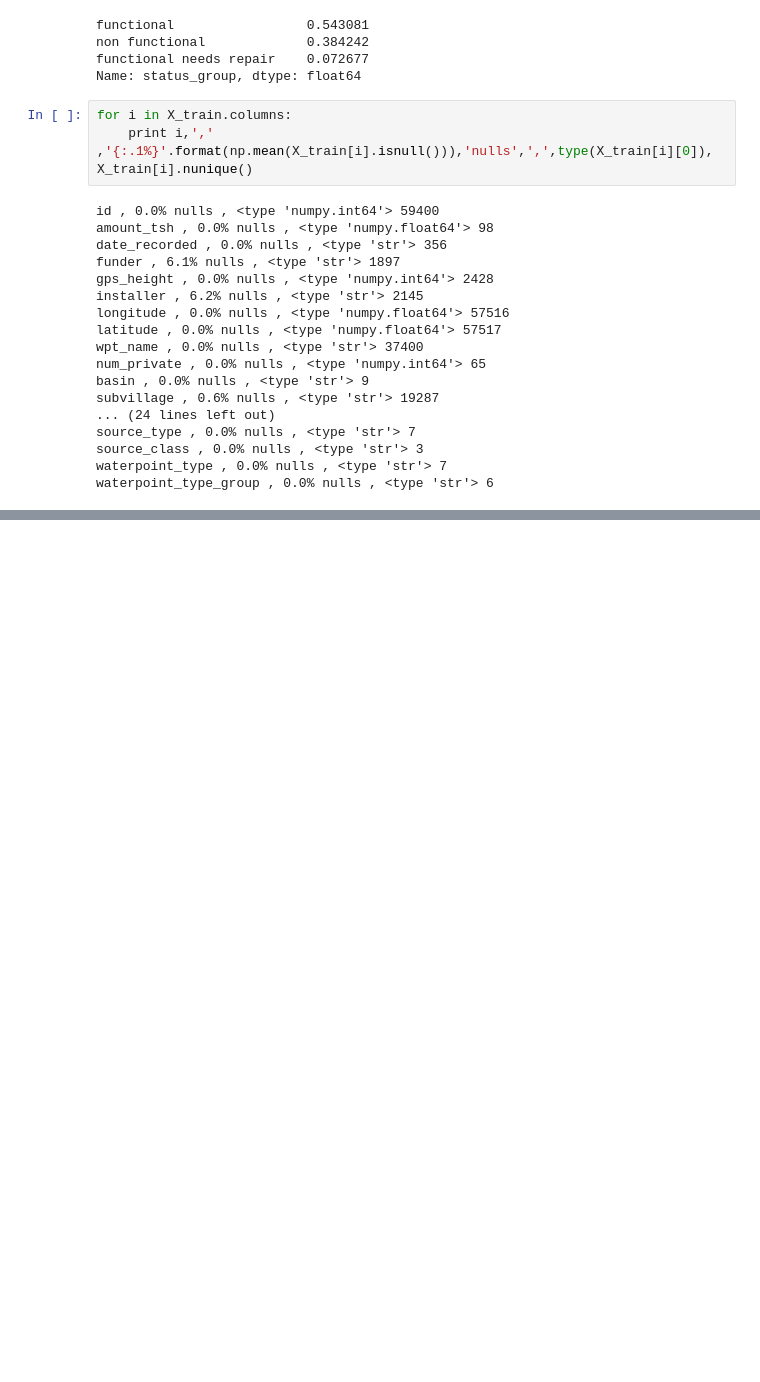
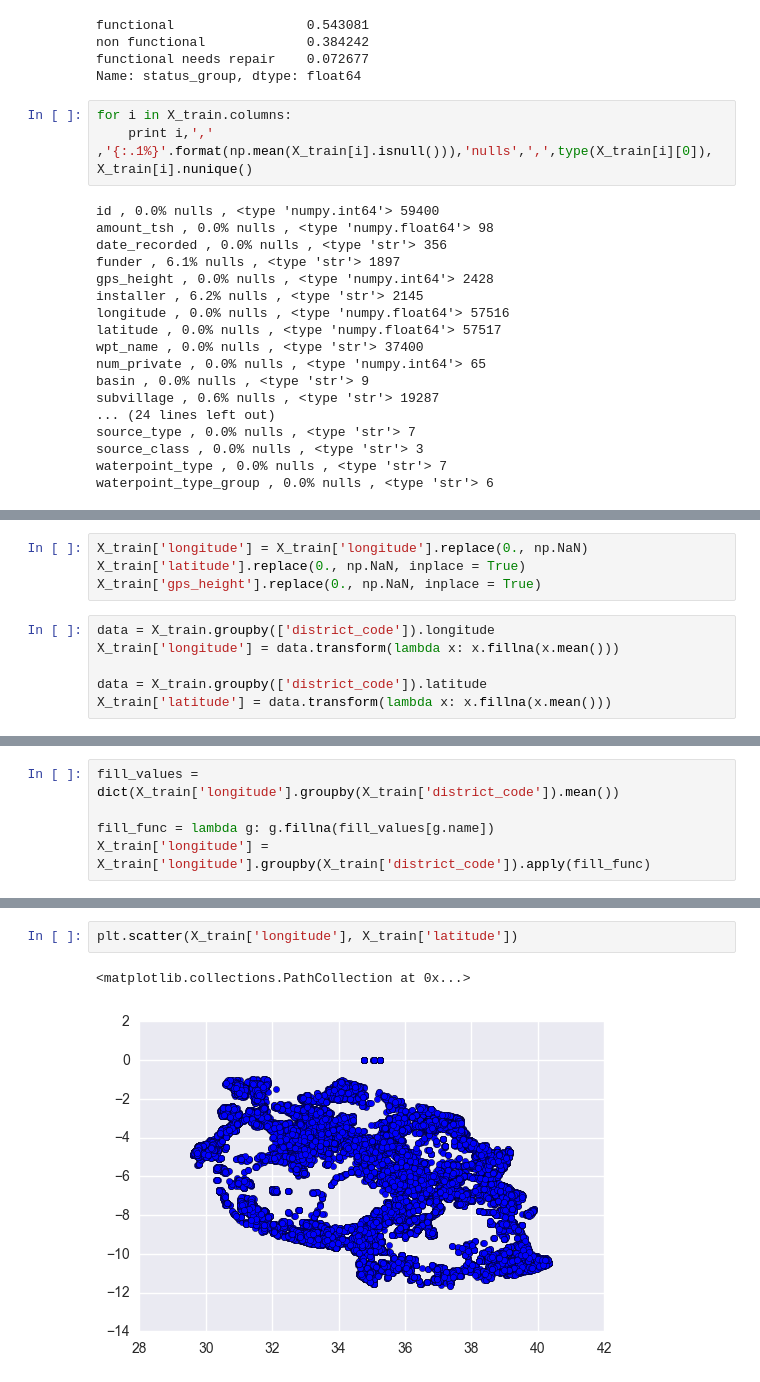
Before and after one commit to zlatankr/Projects, a Jupyter notebook: Tanzania/Pump_EDA.ipynb, the cells around one changed output, grey strips where cells are left out. Drawn from its saved outputs; the diff is of its cells as text; blank space fills up the shorter version.

```diff
--- a/Tanzania/Pump_EDA.ipynb
+++ b/Tanzania/Pump_EDA.ipynb
@@ -109,0 +139,10 @@ Name: gps_height, dtype: float64
+# %%
+X_train['longitude'] = X_train['longitude'].replace(0., np.NaN)
+X_train['latitude'].replace(0., np.NaN, inplace = True)
+X_train['gps_height'].replace(0., np.NaN, inplace = True)
+# %%
+data = X_train.groupby(['district_code']).longitude
+X_train['longitude'] = data.transform(lambda x: x.fillna(x.mean()))
+
+data = X_train.groupby(['district_code']).latitude
+X_train['latitude'] = data.transform(lambda x: x.fillna(x.mean()))
@@ -109,0 +192,5 @@ Name: gps_height, dtype: float64
+# %%
+fill_values = dict(X_train['longitude'].groupby(X_train['district_code']).mean())
+
+fill_func = lambda g: g.fillna(fill_values[g.name])
+X_train['longitude'] = X_train['longitude'].groupby(X_train['district_code']).apply(fill_func)
@@ -109,0 +211,5 @@ Name: gps_height, dtype: float64
+# %%
+plt.scatter(X_train['longitude'], X_train['latitude'])
+# %% [output]
+<matplotlib.collections.PathCollection at 0x...>
+[figure, added]
```
Also changed, not shown: parts of 21 cells of this notebook.
